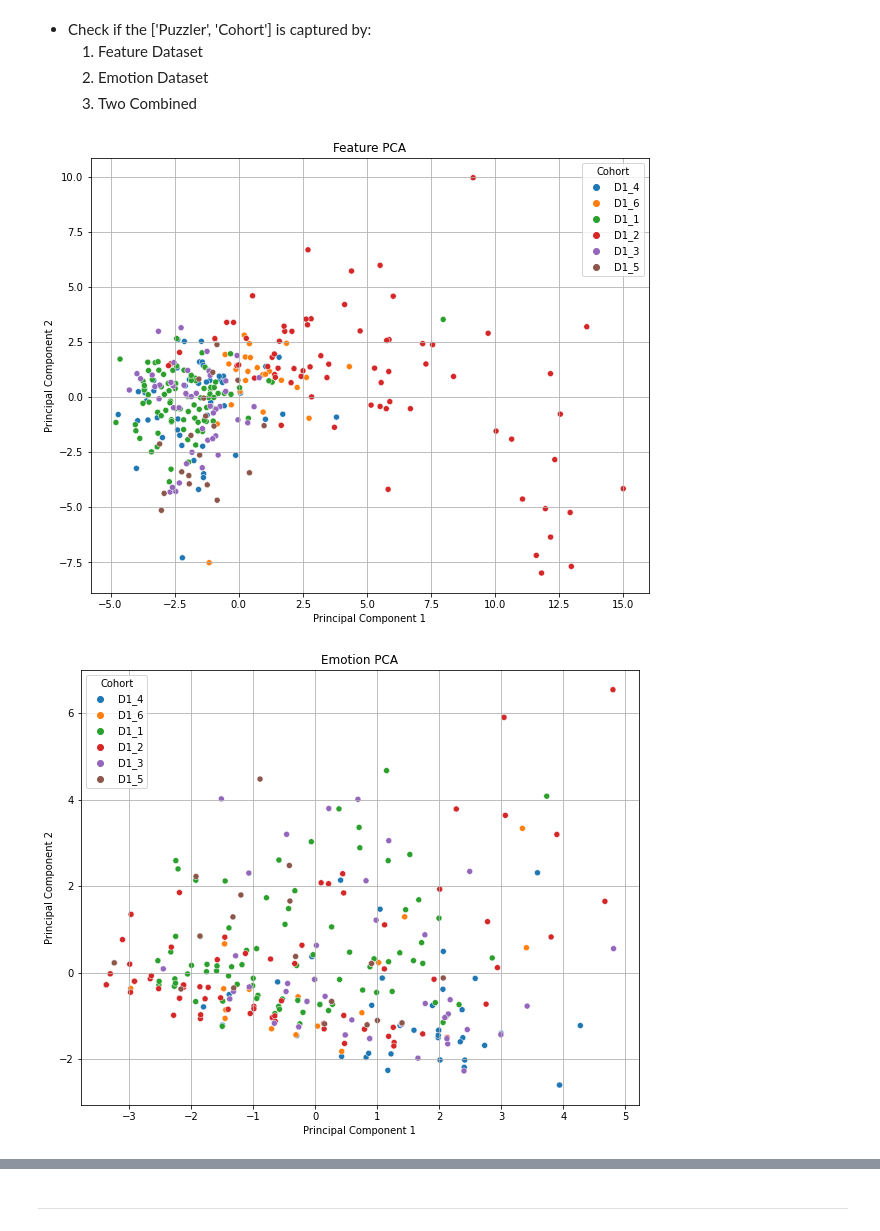
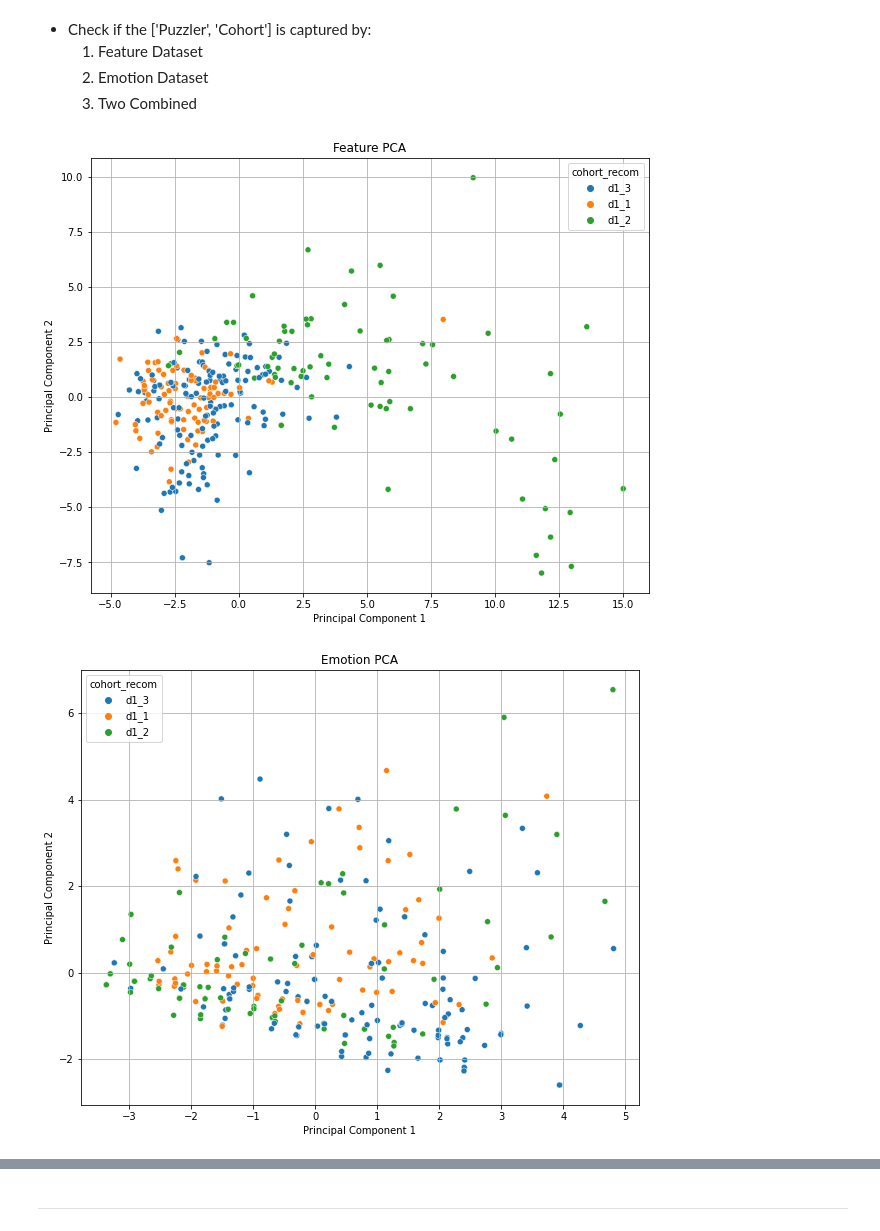
Before and after one commit to Zzanis/Case_1, a Jupyter notebook: exploratory_analysis_case2.ipynb, the cells around one changed output, grey strips where cells are left out. Saved outputs shown, nothing was run; the diff lists cells and outputs as text; code cells hidden in the pictures.

Commit message:
recombined cohort 3

```diff
--- a/exploratory_analysis_case2.ipynb
+++ b/exploratory_analysis_case2.ipynb
@@ -37,38 +37,42 @@ emotion_cols = [
 ]
 feature_cols = [col for col in data.columns if col not in cat_cols+emotion_cols]
 
-# Select features excluding the specified columns and emotional states
+# prep the three datasets for PCA
 feature_df = data[feature_cols].copy()
 emo_df = data[emotion_cols].copy()
 combo_df = data[feature_cols+emotion_cols].copy()
 
-# Standardize the remaining features
+# Scaler Instance
 scaler = StandardScaler()
+#recombine cohort 3
+data['cohort_recom'] = data.Cohort.str.split('_', expand=True)[1]
+data['cohort_recom'] = data.cohort_recom.astype(int).apply(lambda x: 'd1_3' if x >= 3 else f'd1_{x}')
 
 # choose labeling target
-target = 'Cohort'
+target = 'cohort_recom'
+
 
 for df, label in zip([feature_df, emo_df, combo_df],['Feature PCA','Emotion PCA', 'Full PCA']):
     df_scaled = scaler.fit_transform(df)
 
     # Apply PCA
     pca = PCA(n_components=2)  # Adjust based on your analysis
     principal_components = pca.fit_transform(df_scaled)
 
 
 
     # Create a DataFrame for plotting
     pca_df = pd.DataFrame(data=principal_components, columns=['PC1', 'PC2'])
     pca_df[target] = data[target]#.apply(lambda x: 'yes' if x == 1 else 'no')
     # Plotting PCA results color-coded by emotion
     plt.figure(figsize=(10, 8))
     scatter = sns.scatterplot(x=pca_df['PC1'], y=pca_df['PC2'], hue=pca_df[target])
     plt.xlabel('Principal Component 1')
     plt.ylabel('Principal Component 2')
     plt.title(f'{label}')
     #plt.colorbar(scatter)
     plt.grid(True)
     plt.show()
 # %% [output]
-[figure, old version]
+[figure, new version]
-[figure, old version]
+[figure, new version]
```
Also changed, not shown: parts of 1 cell of this notebook.
